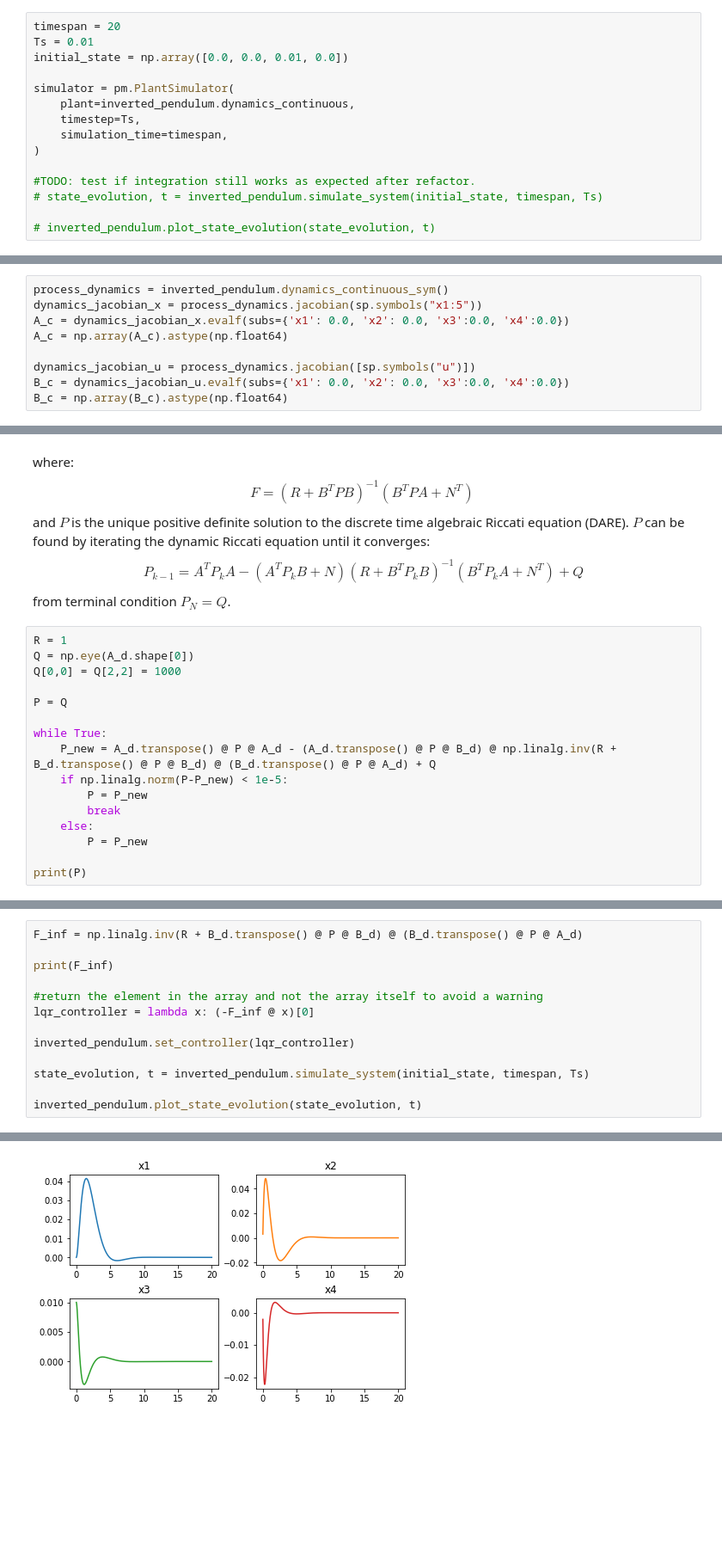
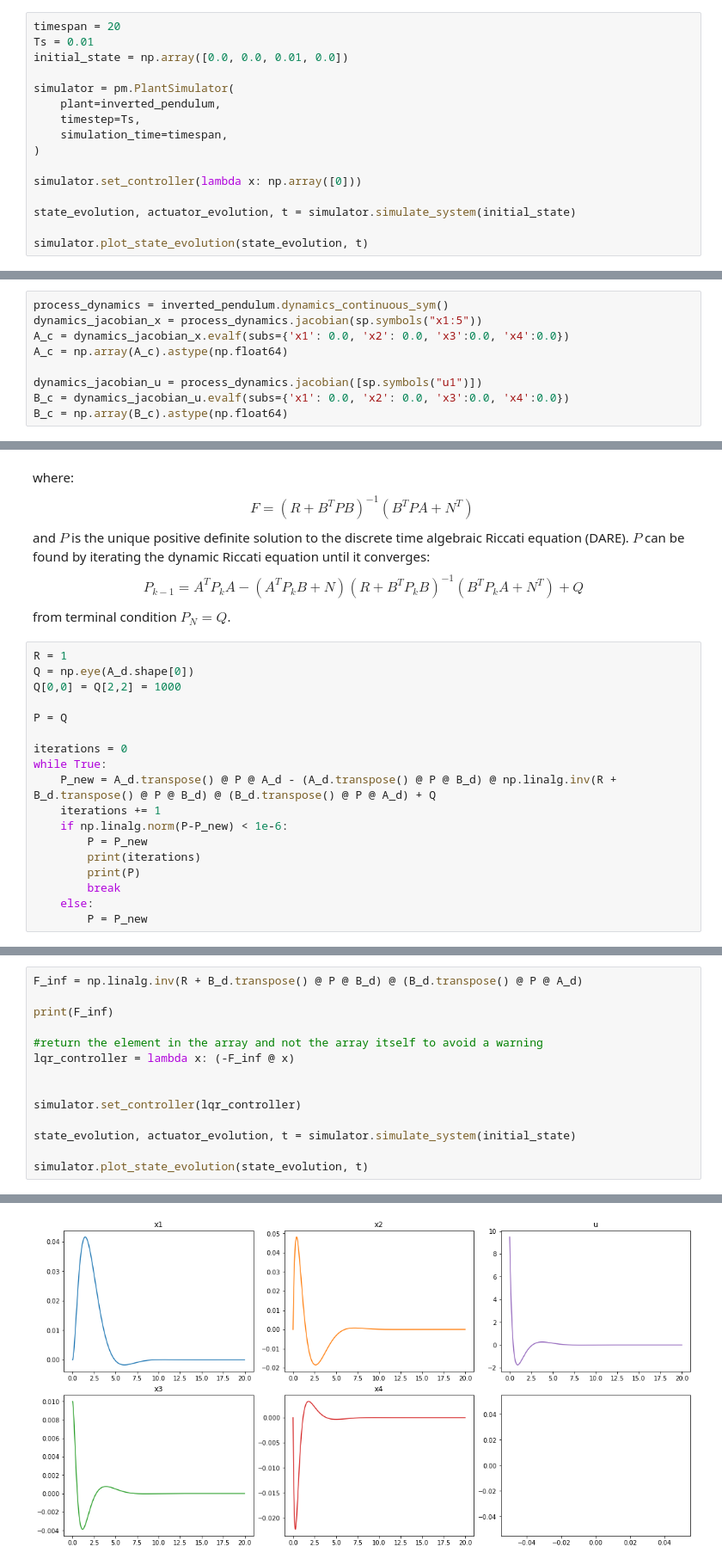
Before and after one commit to naefjo/rl-controller, a Jupyter notebook: model.ipynb, the cells around one changed output, grey strips where cells are left out. Shown at 86% size. Drawn from its saved outputs; the diff is of its cells as text; blank space fills up the shorter version.

Commit message:
refactored plant into abstract base class

```diff
--- a/model.ipynb
+++ b/model.ipynb
@@ -24,12 +23,13 @@ Ts = 0.01
 initial_state = np.array([0.0, 0.0, 0.01, 0.0])
 
 simulator = pm.PlantSimulator(
-    plant=inverted_pendulum.dynamics_continuous,
+    plant=inverted_pendulum,
     timestep=Ts,
     simulation_time=timespan,
 )
 
-#TODO: test if integration still works as expected after refactor.
-# state_evolution, t = inverted_pendulum.simulate_system(initial_state, timespan, Ts)
+simulator.set_controller(lambda x: np.array([0]))
 
-# inverted_pendulum.plot_state_evolution(state_evolution, t)
+state_evolution, actuator_evolution, t = simulator.simulate_system(initial_state)
+
+simulator.plot_state_evolution(state_evolution, t)
@@ -39,7 +41,7 @@ dynamics_jacobian_x = process_dynamics.jacobian(sp.symbols("x1:5"))
 A_c = dynamics_jacobian_x.evalf(subs={'x1': 0.0, 'x2': 0.0, 'x3':0.0, 'x4':0.0})
 A_c = np.array(A_c).astype(np.float64)
 
-dynamics_jacobian_u = process_dynamics.jacobian([sp.symbols("u")])
+dynamics_jacobian_u = process_dynamics.jacobian([sp.symbols("u1")])
 B_c = dynamics_jacobian_u.evalf(subs={'x1': 0.0, 'x2': 0.0, 'x3':0.0, 'x4':0.0})
 B_c = np.array(B_c).astype(np.float64)
 # %%
@@ -69,13 +71,15 @@ Q[0,0] = Q[2,2] = 1000
 
 P = Q
 
+iterations = 0
 while True:
     P_new = A_d.transpose() @ P @ A_d - (A_d.transpose() @ P @ B_d) @ np.linalg.inv(R + B_d.transpose() @ P @ B_d) @ (B_d.transpose() @ P @ A_d) + Q
-    if np.linalg.norm(P-P_new) < 1e-5:
+    iterations += 1
+    if np.linalg.norm(P-P_new) < 1e-6:
         P = P_new
+        print(iterations)
+        print(P)
         break
     else:
         P = P_new
-
-print(P)
 # %% [output]
@@ -89,11 +94,12 @@ F_inf = np.linalg.inv(R + B_d.transpose() @ P @ B_d) @ (B_d.transpose() @ P @ A_
 print(F_inf)
 
 #return the element in the array and not the array itself to avoid a warning
-lqr_controller = lambda x: (-F_inf @ x)[0]
+lqr_controller = lambda x: (-F_inf @ x)
 
-inverted_pendulum.set_controller(lqr_controller)
 
-state_evolution, t = inverted_pendulum.simulate_system(initial_state, timespan, Ts)
+simulator.set_controller(lqr_controller)
 
-inverted_pendulum.plot_state_evolution(state_evolution, t)
+state_evolution, actuator_evolution, t = simulator.simulate_system(initial_state)
+
+simulator.plot_state_evolution(state_evolution, t)
 # %% [output]
@@ -101 +108 @@ inverted_pendulum.plot_state_evolution(state_evolution, t)
-[figure, old version]
+[figure, new version]
```
Also changed, not shown: parts of 7 cells of this notebook, 1 other file.
